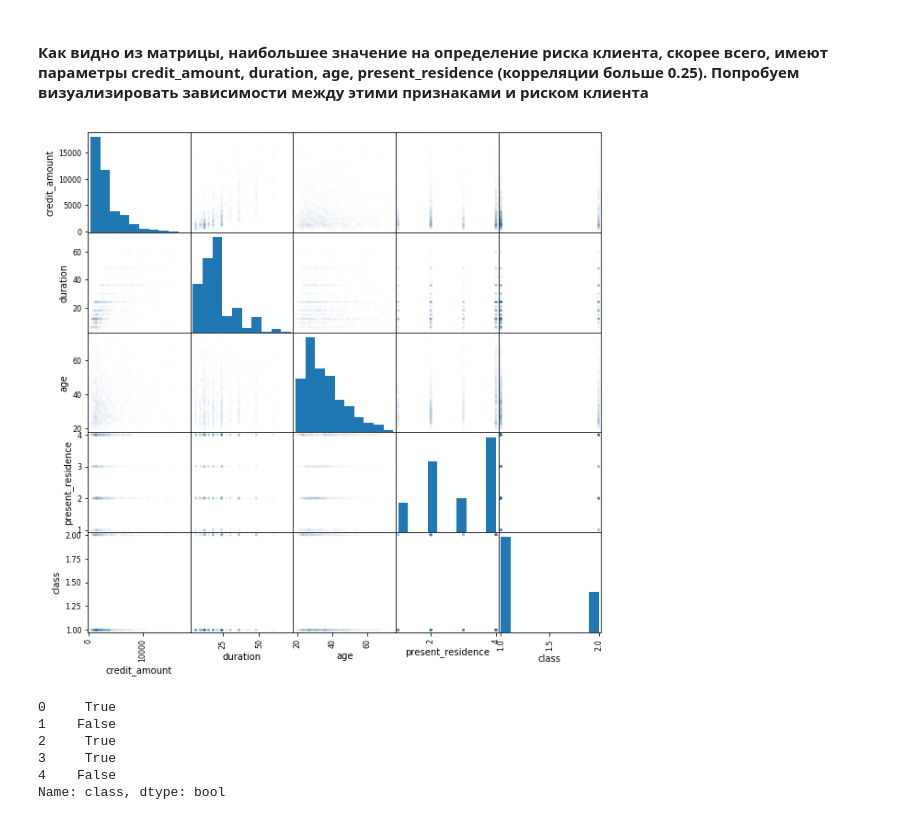
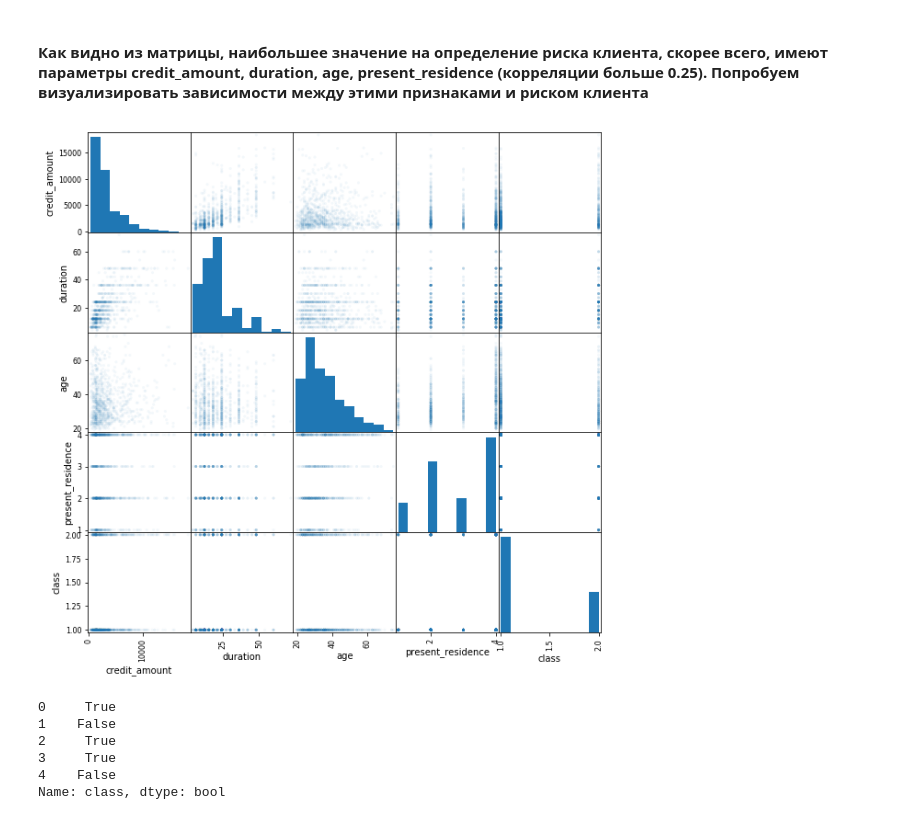
Before and after one commit to SokolovaNastya/MachineLearning, a Jupyter notebook: lab1/Lab1_GermanCreditData.ipynb, the cells around one changed output. Cells and saved outputs as stored; diff of their text form; code cells hidden in the pictures.

```diff
--- a/lab1/Lab1_GermanCreditData.ipynb
+++ b/lab1/Lab1_GermanCreditData.ipynb
@@ -303,10 +303,10 @@ data.corr()
 #### Как видно из матрицы, наибольшее значение на определение риска клиента, скорее всего, имеют параметры credit_amount, duration, age, present_residence (корреляции больше 0.25). Попробуем визуализировать зависимости между этими признаками и риском клиента
 # %%
 sub_data = data[['credit_amount','duration','age','present_residence','class']]
-scatter_matrix(sub_data, alpha = .01, figsize = (10, 10))
+scatter_matrix(sub_data, alpha = .05, figsize = (10, 10))
 pass
 # %% [output]
-[figure, old version]
+[figure, new version]
 # %%
 (data['class'] == 1).head()
 # %% [output]
```
Also changed, not shown: parts of 46 cells of this notebook.
